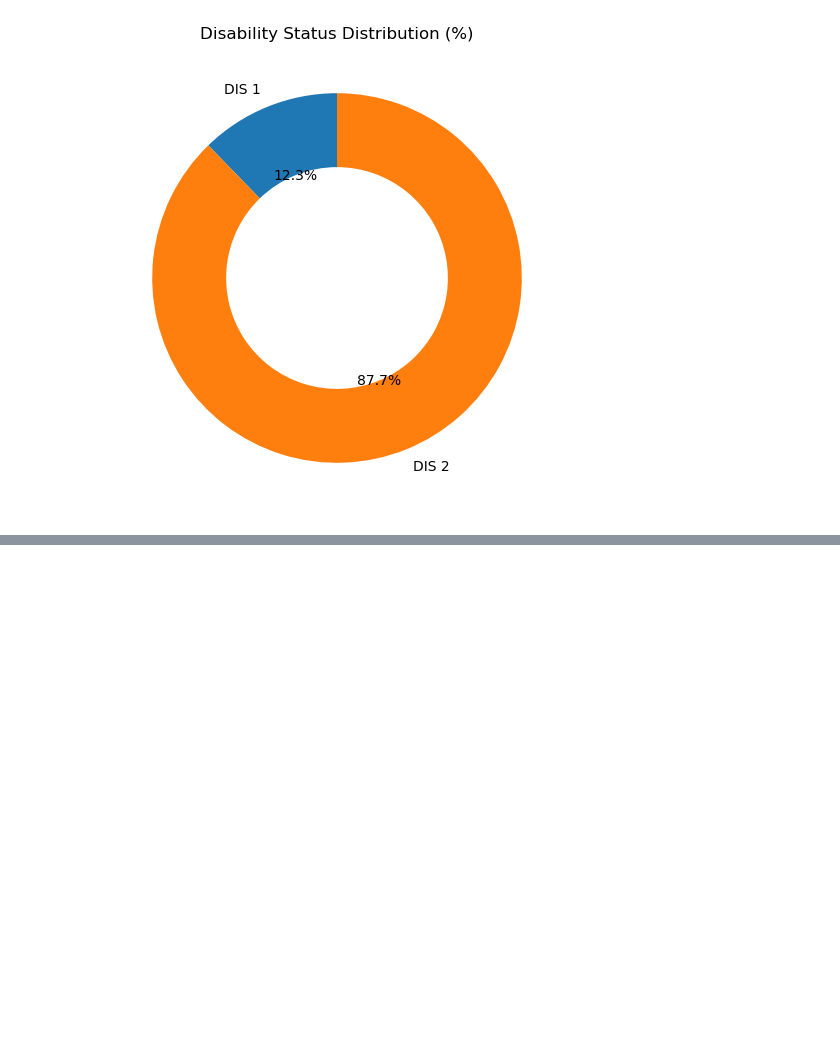
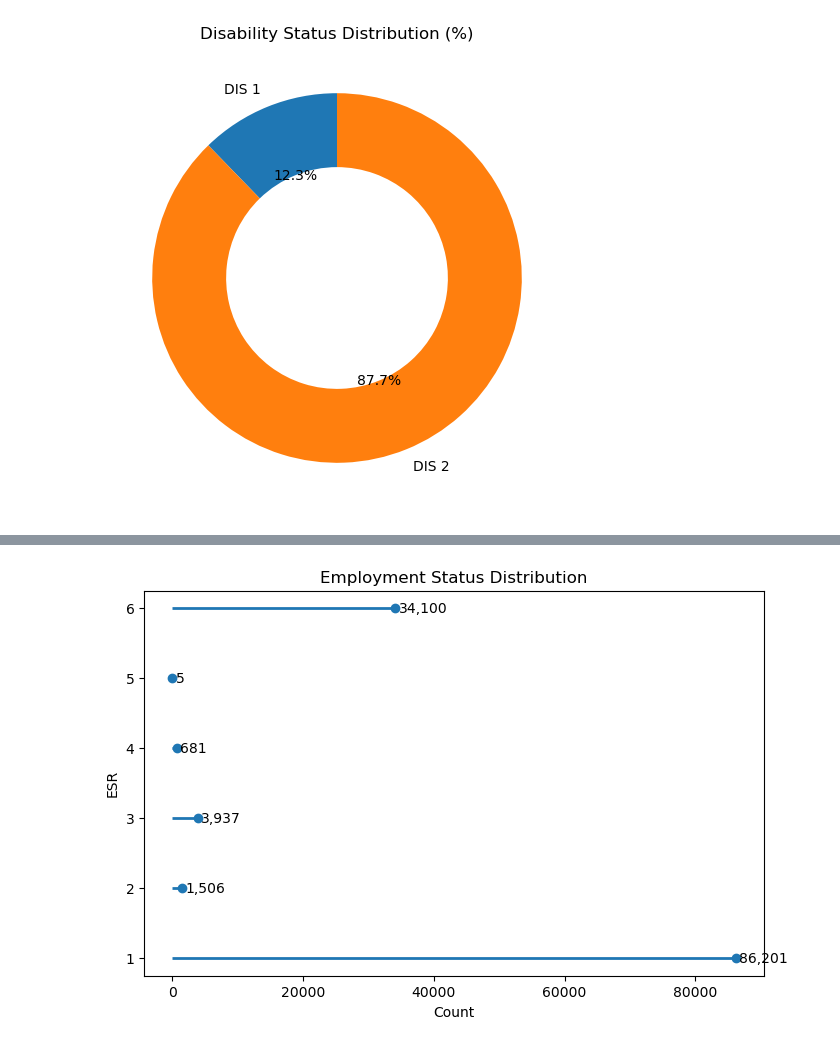
Before and after one commit to ClaraQuilapan/ca2-90-2022475, a Jupyter notebook: Untitled.ipynb, the cells around one changed output, grey strips where cells are left out. Saved outputs shown, nothing was run; the diff lists cells and outputs as text; code cells hidden in the pictures; blank space fills up the shorter version.

Commit message:
Update Untitled.ipynb
Refine employment status visualization and replace earlier chart attempts with final dot plot

```diff
--- a/Untitled.ipynb
+++ b/Untitled.ipynb
@@ -279,0 +280,18 @@ Para los próximos, no te doy más bar charts.
+# %%
+esr_counts = work_df["ESR"].value_counts(dropna=False).sort_index()
+
+plt.figure(figsize=(8,5))
+plt.hlines(y=esr_counts.index.astype(str), xmin=0, xmax=esr_counts.values, linewidth=2)
+plt.plot(esr_counts.values, esr_counts.index.astype(str), "o")
+
+plt.title("Employment Status Distribution")
+plt.xlabel("Count")
+plt.ylabel("ESR")
+
+for i, value in zip(esr_counts.index.astype(str), esr_counts.values):
+    plt.text(value + 500, i, f"{value:,}", va="center")
+
+plt.savefig("figures_du/employment_status_dotplot.png", dpi=300, bbox_inches="tight")
+plt.show()
+# %% [output]
+[figure, added]
```
Also changed, not shown: parts of 2 cells of this notebook.
